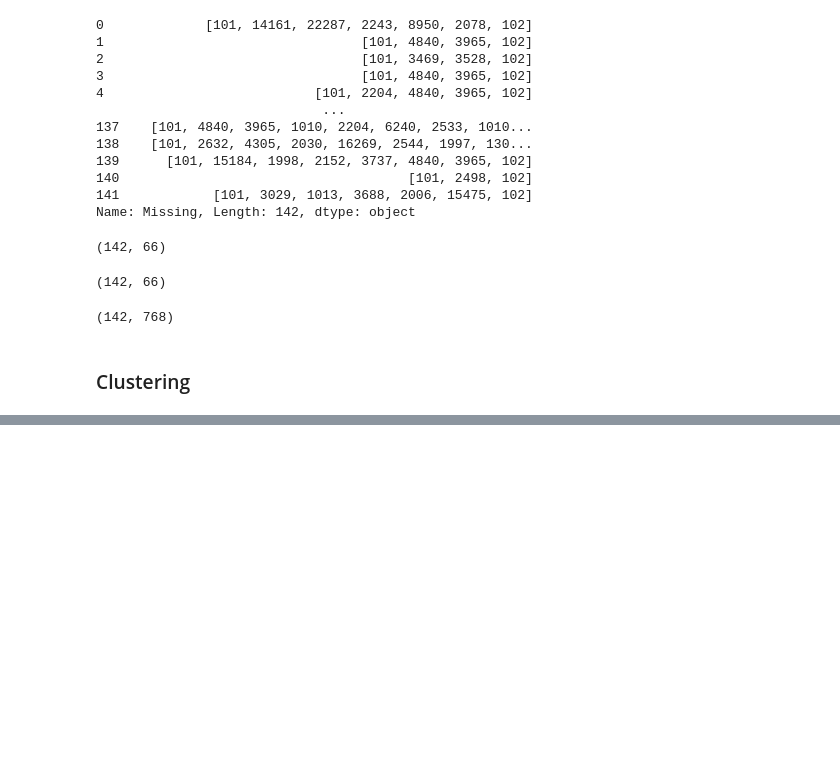
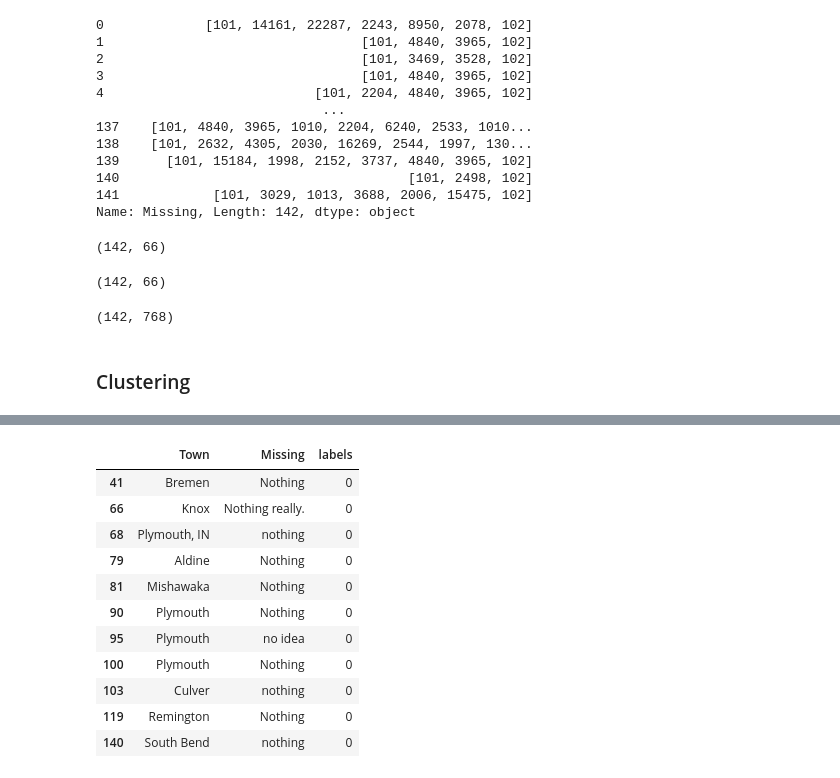
Before and after one commit to gpradofe/MLCountryMarket, a Jupyter notebook: ML/ML.ipynb, the cells around one changed output, grey strips where cells are left out. Drawn from its saved outputs; the diff is of its cells as text; code cells hidden in the pictures; blank space fills up the shorter version.

```diff
--- a/ML/ML.ipynb
+++ b/ML/ML.ipynb
@@ -149,3 +151,18 @@ data.head(10)
 | 7 | North Liberty, IN | I don't shop at the Dollar Genera... | 1 |
 | 8 | Warsaw | Grocery Store other than Dollar G... | 1 |
 | 9 | Wakarusa | More fresh food | 1 |
+# %%
+data.loc[data['labels']==0]
+# %% [output]
+|  | Town | Missing | labels |
+| 41 | Bremen | Nothing | 0 |
+| 66 | Knox | Nothing really. | 0 |
+| 68 | Plymouth, IN | nothing | 0 |
+| 79 | Aldine | Nothing | 0 |
+| 81 | Mishawaka | Nothing | 0 |
+| 90 | Plymouth | Nothing | 0 |
+| 95 | Plymouth | no idea | 0 |
+| 100 | Plymouth | Nothing | 0 |
+| 103 | Culver | nothing | 0 |
+| 119 | Remington | Nothing | 0 |
+| 140 | South Bend | nothing | 0 |
```
Also changed, not shown: parts of 36 cells of this notebook.
